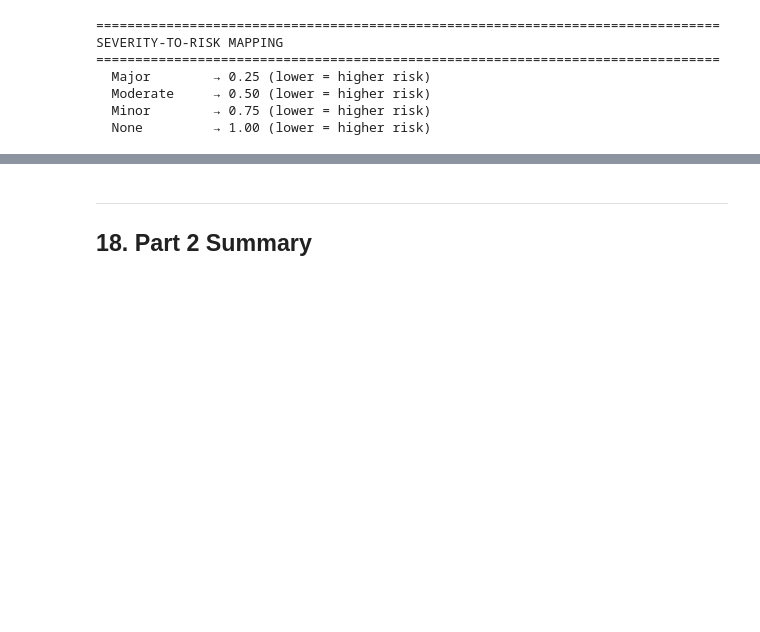
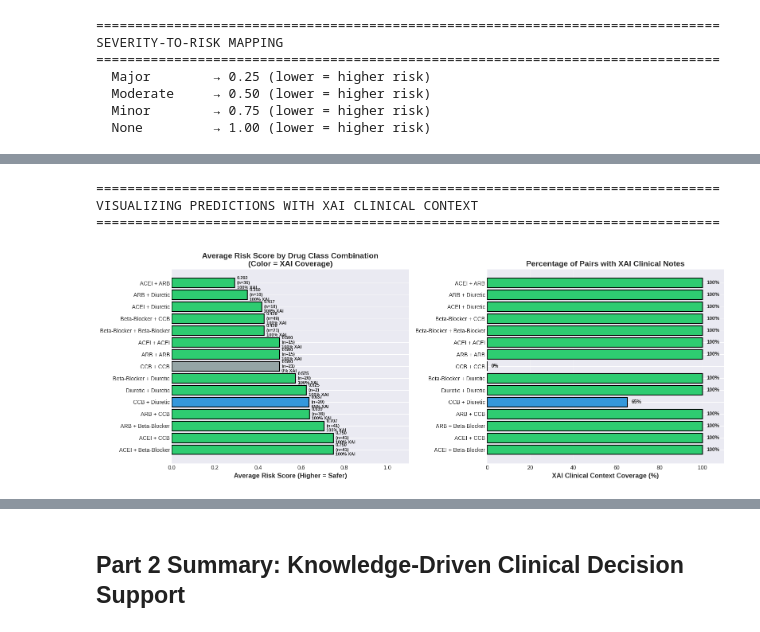
Before and after one commit to JohnnyRobs19/FYP-Hypertension-DDI-Detection, a Jupyter notebook: Decision_Tree_DDI_Analysis_and_Training.ipynb, the cells around one changed output, grey strips where cells are left out. Saved outputs shown, nothing was run; the diff lists cells and outputs as text; code cells hidden in the pictures; blank space fills up the shorter version.

Commit message:
Insert XAI into Decision Tree Notebook

```diff
--- a/Decision_Tree_DDI_Analysis_and_Training.ipynb
+++ b/Decision_Tree_DDI_Analysis_and_Training.ipynb
@@ -1539,0 +1721,77 @@ Question: Which combination is safest?
+# %%
+
+# Visualize predictions with XAI clinical context coverage
+print("="*80)
+print("VISUALIZING PREDICTIONS WITH XAI CLINICAL CONTEXT")
+print("="*80)
+
+# Create class combination labels
+def get_class_combo(row):
+    classes = sorted([row['Drug_A_Class'], row['Drug_B_Class']])
+    return f"{classes[0]} + {classes[1]}"
+
+df_xai_valid['Class_Combo'] = df_xai_valid.apply(get_class_combo, axis=1)
+
+# Calculate average risk score by class combination
+combo_scores = df_xai_valid.groupby('Class_Combo').agg({
+    'Predicted_Risk_Score': ['mean', 'std', 'count']
+}).reset_index()
+combo_scores.columns = ['Class_Combo', 'Mean_Risk_Score', 'Std_Risk_Score', 'Count']
+combo_scores = combo_scores.sort_values('Mean_Risk_Score', ascending=False)
+
+# Calculate XAI coverage by class combination
+xai_coverage = df_xai_valid.groupby('Class_Combo').apply(
+    lambda x: (x['XAI_Combined_Clinical_Notes'] != "No specific XAI rules apply to this combination.").sum() / len(x) * 100
+).reset_index()
+xai_coverage.columns = ['Class_Combo', 'XAI_Coverage_Pct']
+
+# Merge
+combo_scores = combo_scores.merge(xai_coverage, on='Class_Combo')
+
+# Plot
+fig, (ax1, ax2) = plt.subplots(1, 2, figsize=(16, 6))
+
+# Bar plot of mean risk scores
+colors = ['#2ecc71' if cov > 90 else '#3498db' if cov > 50 else '#95a5a6'
+          for cov in combo_scores['XAI_Coverage_Pct']]
+
+bars = ax1.barh(combo_scores['Class_Combo'], combo_scores['Mean_Risk_Score'],
+                color=colors, edgecolor='black', linewidth=1.5)
+
+for bar, (idx, row) in zip(bars, combo_scores.iterrows()):
+    ax1.text(row['Mean_Risk_Score'] + 0.01, bar.get_y() + bar.get_height()/2,
+             f"{row['Mean_Risk_Score']:.3f}\n(n={int(row['Count'])})\n{row['XAI_Coverage_Pct']:.0f}% XAI",
+             va='center', fontweight='bold', fontsize=8)
+
+ax1.set_xlabel('Average Risk Score (Higher = Safer)', fontsize=12, fontweight='bold')
+ax1.set_title('Average Risk Score by Drug Class Combination\n(Color = XAI Coverage)', fontsize=14, fontweight='bold')
+ax1.grid(axis='x', alpha=0.3)
+ax1.set_xlim(0, 1.1)
+
+# XAI coverage bar plot
+ax2.barh(combo_scores['Class_Combo'], combo_scores['XAI_Coverage_Pct'],
+         color=colors, edgecolor='black', linewidth=1.5)
+
+for idx, row in combo_scores.iterrows():
+    ax2.text(row['XAI_Coverage_Pct'] + 2, idx,
+             f"{row['XAI_Coverage_Pct']:.0f}%",
+             va='center', fontweight='bold', fontsize=9)
+
+ax2.set_xlabel('XAI Clinical Context Coverage (%)', fontsize=12, fontweight='bold')
+ax2.set_title('Percentage of Pairs with XAI Clinical Notes', fontsize=14, fontweight='bold')
+ax2.grid(axis='x', alpha=0.3)
+ax2.set_xlim(0, 110)
+
+plt.tight_layout()
+plt.show()
+
+print("\n✓ Visualization complete!")
+print(f"\nColor Legend:")
+print(f"  Green: >90% XAI coverage (excellent clinical context)")
+print(f"  Blue: 50-90% XAI coverage (good clinical context)")
+print(f"  Gray: <50% XAI coverage (limited clinical context)")
+# %% [output]
+================================================================================
+VISUALIZING PREDICTIONS WITH XAI CLINICAL CONTEXT
+================================================================================
+[figure, added]
@@ -1540,3 +1804,2 @@ Question: Which combination is safest?
 # %% [markdown]
----
-## 18. Part 2 Summary
+## Part 2 Summary: Knowledge-Driven Clinical Decision Support
```
Also changed, not shown: parts of 28 cells of this notebook.
